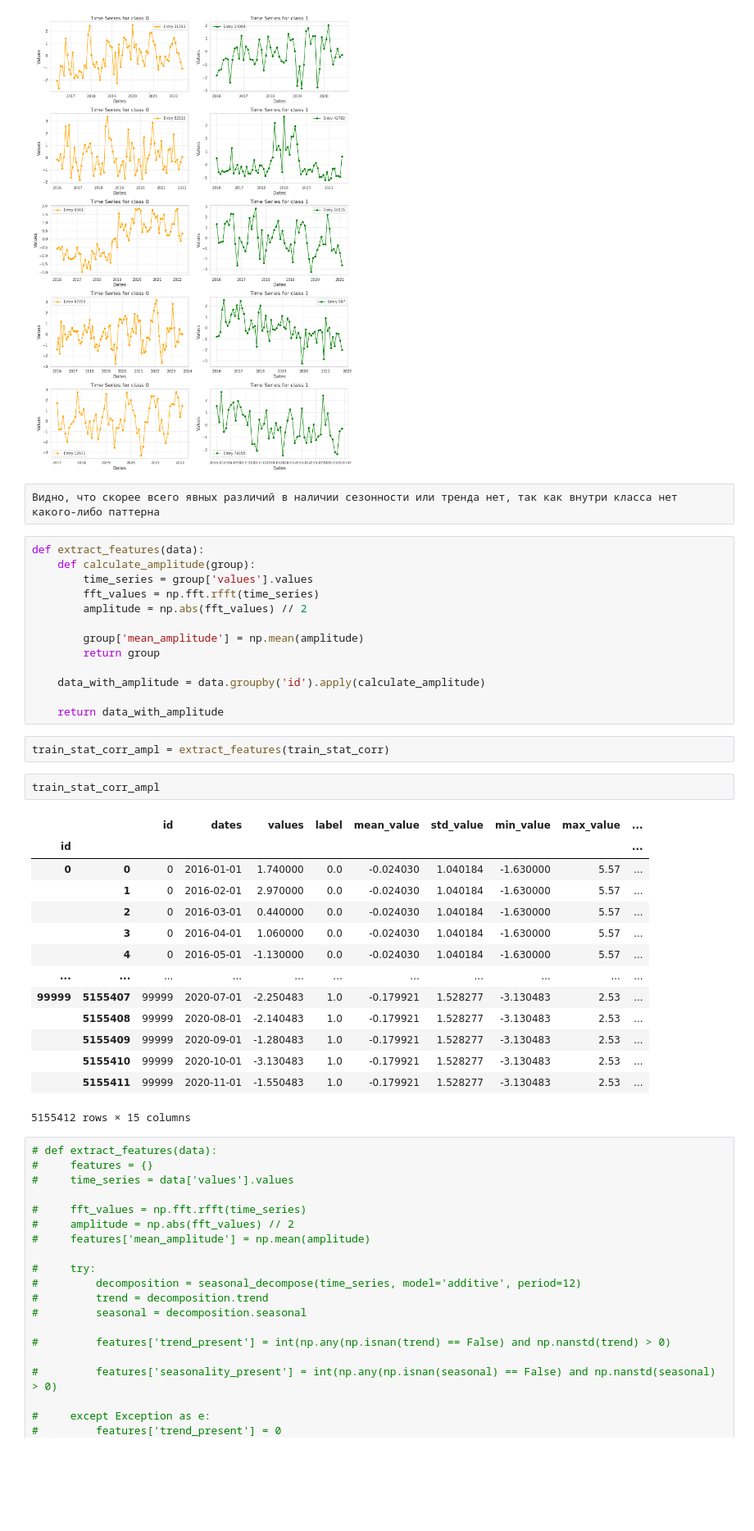
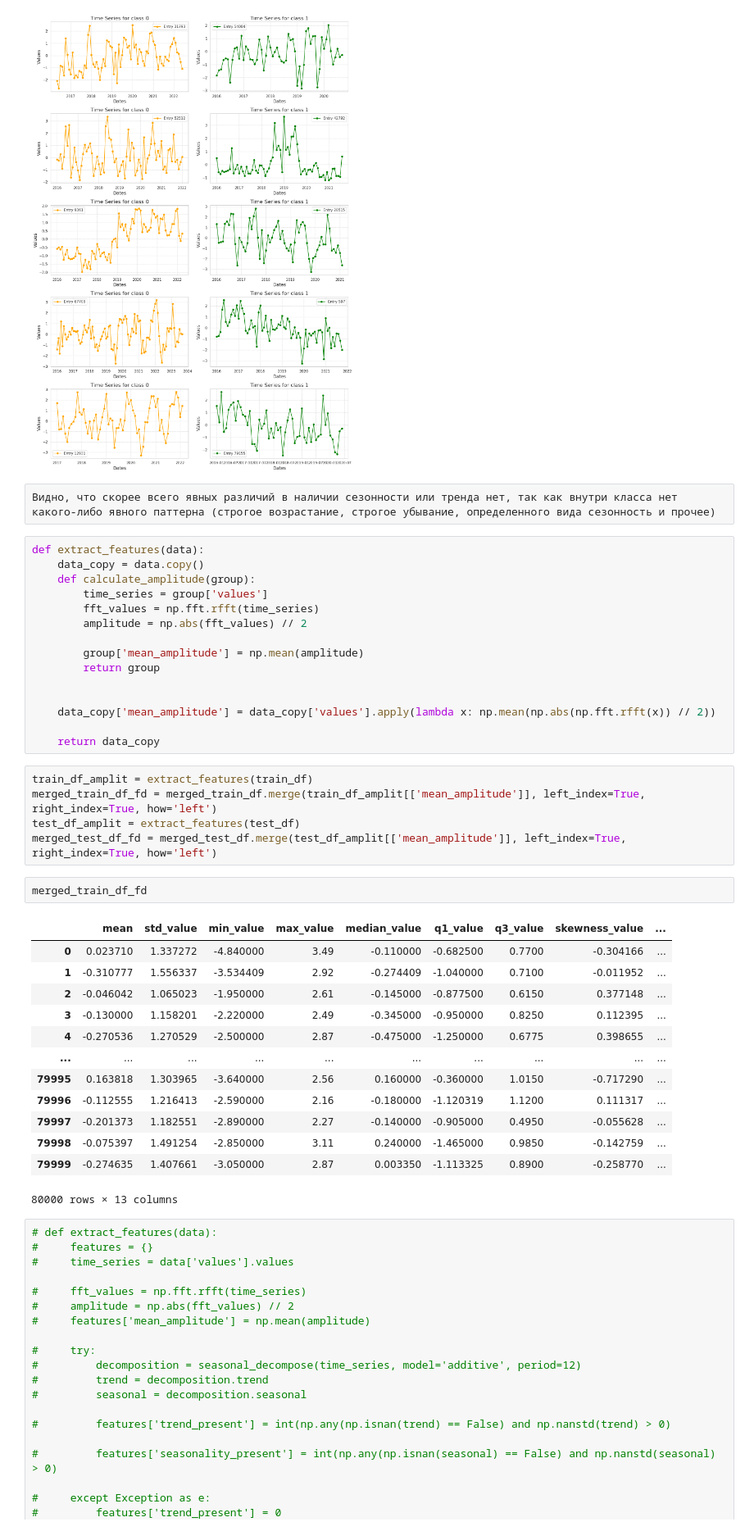
Before and after one commit to aliskadmitr/VK-Internship, a Jupyter notebook: notebooks/EDA.ipynb, the cells around one changed output. Shown at 82% size. Cells and saved outputs as stored; diff of their text form; blank space fills up the shorter version.

Commit message:
The amplitude extraction function has been changed

```diff
--- a/notebooks/EDA.ipynb
+++ b/notebooks/EDA.ipynb
@@ -402,39 +409,43 @@ plt.show()
 # %% [output]
 [figure]
 # %% [raw]
-Видно, что скорее всего явных различий в наличии сезонности или тренда нет, так как внутри класса нет какого-либо паттерна
+Видно, что скорее всего явных различий в наличии сезонности или тренда нет, так как внутри класса нет какого-либо явного паттерна (строгое возрастание, строгое убывание, определенного вида сезонность и прочее)
 # %%
 def extract_features(data):
+    data_copy = data.copy()
     def calculate_amplitude(group):
-        time_series = group['values'].values
+        time_series = group['values']
         fft_values = np.fft.rfft(time_series)
         amplitude = np.abs(fft_values) // 2
 
         group['mean_amplitude'] = np.mean(amplitude)
         return group
 
-    data_with_amplitude = data.groupby('id').apply(calculate_amplitude)
 
-    return data_with_amplitude
+    data_copy['mean_amplitude'] = data_copy['values'].apply(lambda x: np.mean(np.abs(np.fft.rfft(x)) // 2))
+
+    return data_copy
 # %%
-train_stat_corr_ampl = extract_features(train_stat_corr)
+train_df_amplit = extract_features(train_df)
+merged_train_df_fd = merged_train_df.merge(train_df_amplit[['mean_amplitude']], left_index=True, right_index=True, how='left')
+test_df_amplit = extract_features(test_df)
+merged_test_df_fd = merged_test_df.merge(test_df_amplit[['mean_amplitude']], left_index=True, right_index=True, how='left')
-# %%
-train_stat_corr_ampl
-# %% [output]
-|  |  | id | dates | values | label | mean_value | std_value | min_value | max_value | ... |
-| id |  |  |  |  |  |  |  |  |  | ... |
-| 0 | 0 | 0 | 2016-01-01 | 1.740000 | 0.0 | -0.024030 | 1.040184 | -1.630000 | 5.57 | ... |
-|  | 1 | 0 | 2016-02-01 | 2.970000 | 0.0 | -0.024030 | 1.040184 | -1.630000 | 5.57 | ... |
-|  | 2 | 0 | 2016-03-01 | 0.440000 | 0.0 | -0.024030 | 1.040184 | -1.630000 | 5.57 | ... |
-|  | 3 | 0 | 2016-04-01 | 1.060000 | 0.0 | -0.024030 | 1.040184 | -1.630000 | 5.57 | ... |
-|  | 4 | 0 | 2016-05-01 | -1.130000 | 0.0 | -0.024030 | 1.040184 | -1.630000 | 5.57 | ... |
-| ... | ... | ... | ... | ... | ... | ... | ... | ... | ... | ... |
-| 99999 | 5155407 | 99999 | 2020-07-01 | -2.250483 | 1.0 | -0.179921 | 1.528277 | -3.130483 | 2.53 | ... |
-|  | 5155408 | 99999 | 2020-08-01 | -2.140483 | 1.0 | -0.179921 | 1.528277 | -3.130483 | 2.53 | ... |
-|  | 5155409 | 99999 | 2020-09-01 | -1.280483 | 1.0 | -0.179921 | 1.528277 | -3.130483 | 2.53 | ... |
-|  | 5155410 | 99999 | 2020-10-01 | -3.130483 | 1.0 | -0.179921 | 1.528277 | -3.130483 | 2.53 | ... |
-|  | 5155411 | 99999 | 2020-11-01 | -1.550483 | 1.0 | -0.179921 | 1.528277 | -3.130483 | 2.53 | ... |
-5155412 rows × 15 columns
+# %%
+merged_train_df_fd
+# %% [output]
+|  | mean | std_value | min_value | max_value | median_value | q1_value | q3_value | skewness_value | ... |
+| 0 | 0.023710 | 1.337272 | -4.840000 | 3.49 | -0.110000 | -0.682500 | 0.7700 | -0.304166 | ... |
+| 1 | -0.310777 | 1.556337 | -3.534409 | 2.92 | -0.274409 | -1.040000 | 0.7100 | -0.011952 | ... |
+| 2 | -0.046042 | 1.065023 | -1.950000 | 2.61 | -0.145000 | -0.877500 | 0.6150 | 0.377148 | ... |
+| 3 | -0.130000 | 1.158201 | -2.220000 | 2.49 | -0.345000 | -0.950000 | 0.8250 | 0.112395 | ... |
+| 4 | -0.270536 | 1.270529 | -2.500000 | 2.87 | -0.475000 | -1.250000 | 0.6775 | 0.398655 | ... |
+| ... | ... | ... | ... | ... | ... | ... | ... | ... | ... |
+| 79995 | 0.163818 | 1.303965 | -3.640000 | 2.56 | 0.160000 | -0.360000 | 1.0150 | -0.717290 | ... |
+| 79996 | -0.112555 | 1.216413 | -2.590000 | 2.16 | -0.180000 | -1.120319 | 1.1200 | 0.111317 | ... |
+| 79997 | -0.201373 | 1.182551 | -2.890000 | 2.27 | -0.140000 | -0.905000 | 0.4950 | -0.055628 | ... |
+| 79998 | -0.075397 | 1.491254 | -2.850000 | 3.11 | 0.240000 | -1.465000 | 0.9850 | -0.142759 | ... |
+| 79999 | -0.274635 | 1.407661 | -3.050000 | 2.87 | 0.003350 | -1.113325 | 0.8900 | -0.258770 | ... |
+80000 rows × 13 columns
 # %%
 # def extract_features(data):
 #     features = {}
```
Also changed, not shown: parts of 13 cells of this notebook.
